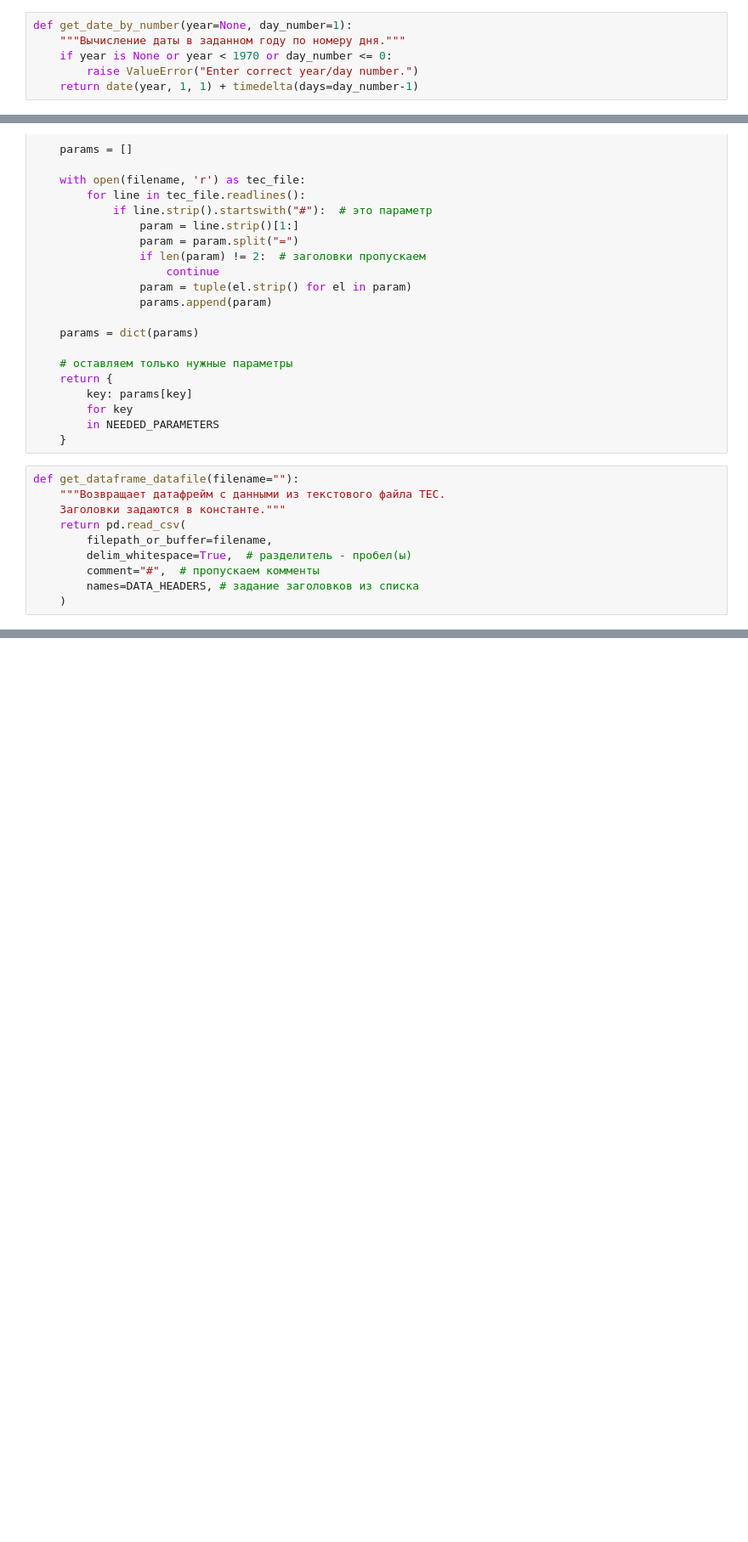
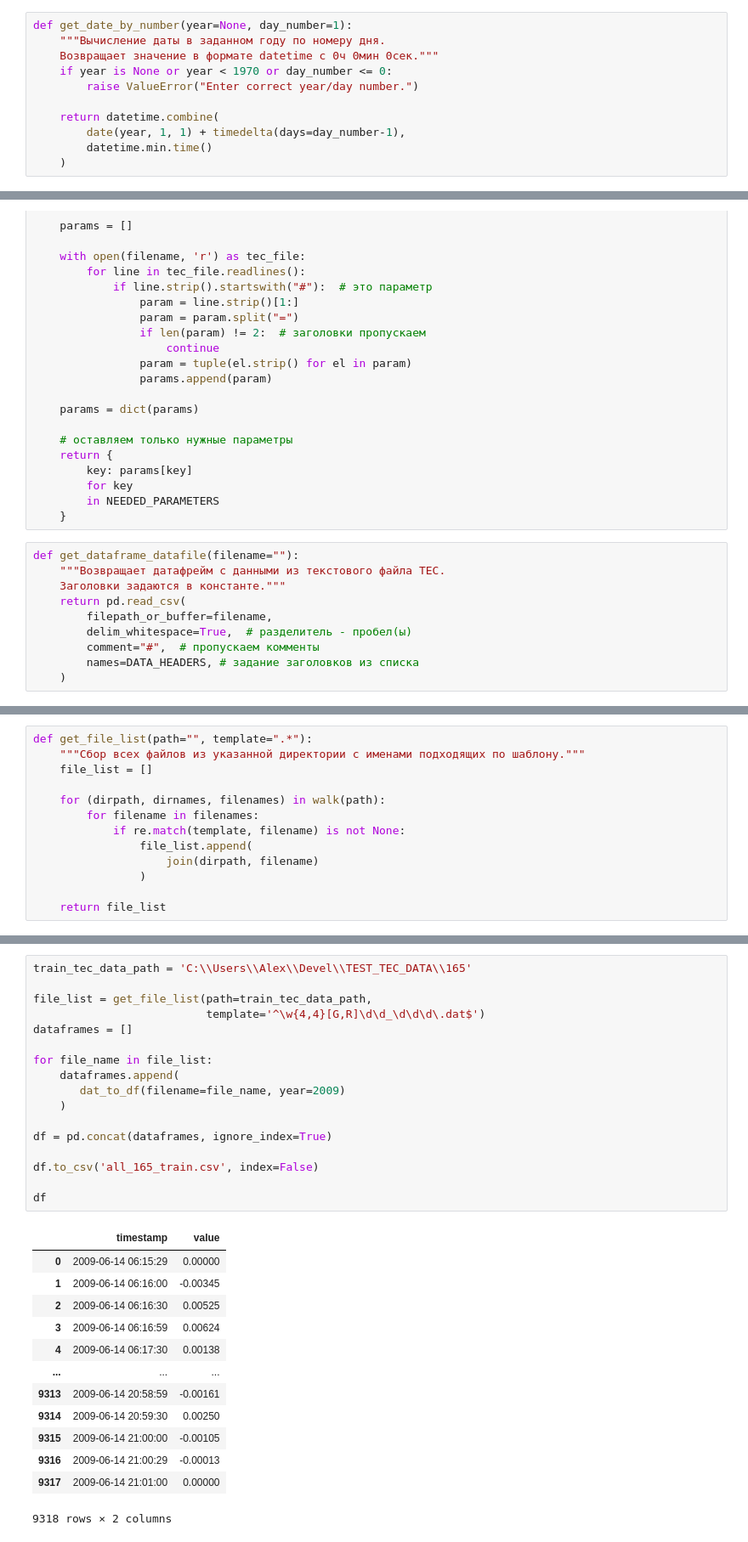
Before and after one commit to OrionApplePie/tec_analysis, a Jupyter notebook: tec_data_main.ipynb, the cells around one changed output, grey strips where cells are left out. Shown: that part at 85% size. Cells and saved outputs as stored; diff of their text form; blank space fills up the shorter version.

```diff
--- a/tec_data_main.ipynb
+++ b/tec_data_main.ipynb
@@ -37,10 +40,15 @@ TIME_START = pd.to_datetime(18.50, unit='h')
 TIME_END = pd.to_datetime(21.00, unit='h')
 # %%
 def get_date_by_number(year=None, day_number=1):
-    """Вычисление даты в заданном году по номеру дня."""
+    """Вычисление даты в заданном году по номеру дня.
+    Возвращает значение в формате datetime с 0ч 0мин 0сек."""
     if year is None or year < 1970 or day_number <= 0:
         raise ValueError("Enter correct year/day number.")
-    return date(year, 1, 1) + timedelta(days=day_number-1)
+
+    return datetime.combine(
+        date(year, 1, 1) + timedelta(days=day_number-1),
+        datetime.min.time()
+    )
 # %%
 def get_day_number(year=1970, month=1, day=1, dt_format=None):
     """Вычисление номера дня в году по дате."""
@@ -167,0 +202,13 @@ def plot_waveform(filename=None):
+# %%
+def get_file_list(path="", template=".*"):
+    """Сбор всех файлов из указанной директории с именами подходящих по шаблону."""
+    file_list = []
+
+    for (dirpath, dirnames, filenames) in walk(path):
+        for filename in filenames:
+            if re.match(template, filename) is not None:
+                file_list.append(
+                    join(dirpath, filename)
+                )
+
+    return file_list
@@ -207,0 +351,31 @@ plot_waveform(fc.selected)
+# %%
+train_tec_data_path = 'C:\\Users\\Alex\\Devel\\TEST_TEC_DATA\\165'
+
+file_list = get_file_list(path=train_tec_data_path,
+                          template='^\w{4,4}[G,R]\d\d_\d\d\d\.dat$')
+dataframes = []
+
+for file_name in file_list:
+    dataframes.append(
+       dat_to_df(filename=file_name, year=2009)
+    )
+
+df = pd.concat(dataframes, ignore_index=True)
+
+df.to_csv('all_165_train.csv', index=False)
+
+df
+# %% [output]
+|  | timestamp | value |
+| 0 | 2009-06-14 06:15:29 | 0.00000 |
+| 1 | 2009-06-14 06:16:00 | -0.00345 |
+| 2 | 2009-06-14 06:16:30 | 0.00525 |
+| 3 | 2009-06-14 06:16:59 | 0.00624 |
+| 4 | 2009-06-14 06:17:30 | 0.00138 |
+| ... | ... | ... |
+| 9313 | 2009-06-14 20:58:59 | -0.00161 |
+| 9314 | 2009-06-14 20:59:30 | 0.00250 |
+| 9315 | 2009-06-14 21:00:00 | -0.00105 |
+| 9316 | 2009-06-14 21:00:29 | -0.00013 |
+| 9317 | 2009-06-14 21:01:00 | 0.00000 |
+9318 rows × 2 columns
```
Also changed, not shown: parts of 33 cells of this notebook, 2 other files.
